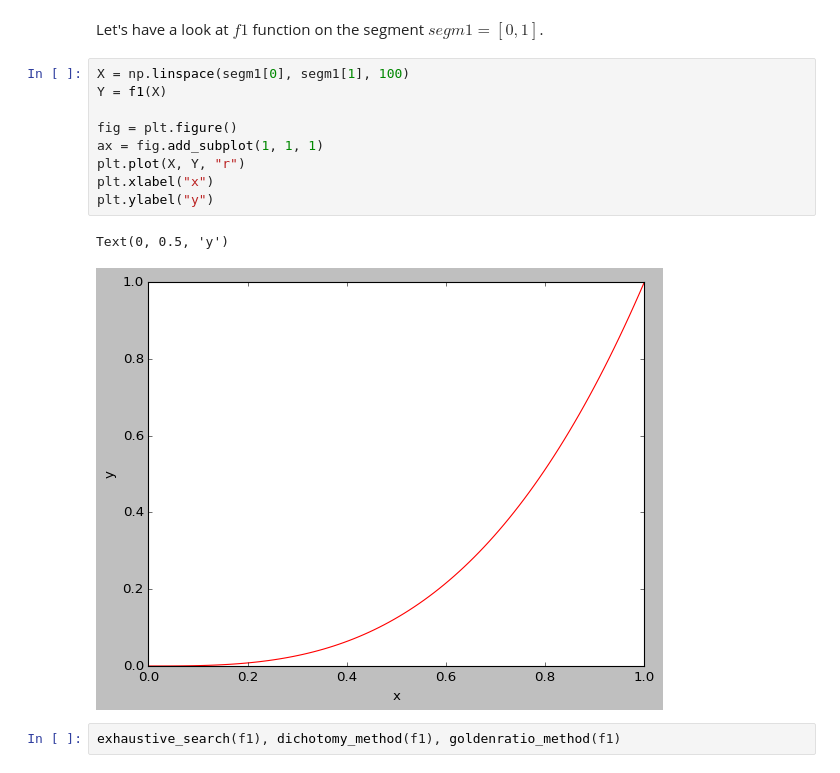
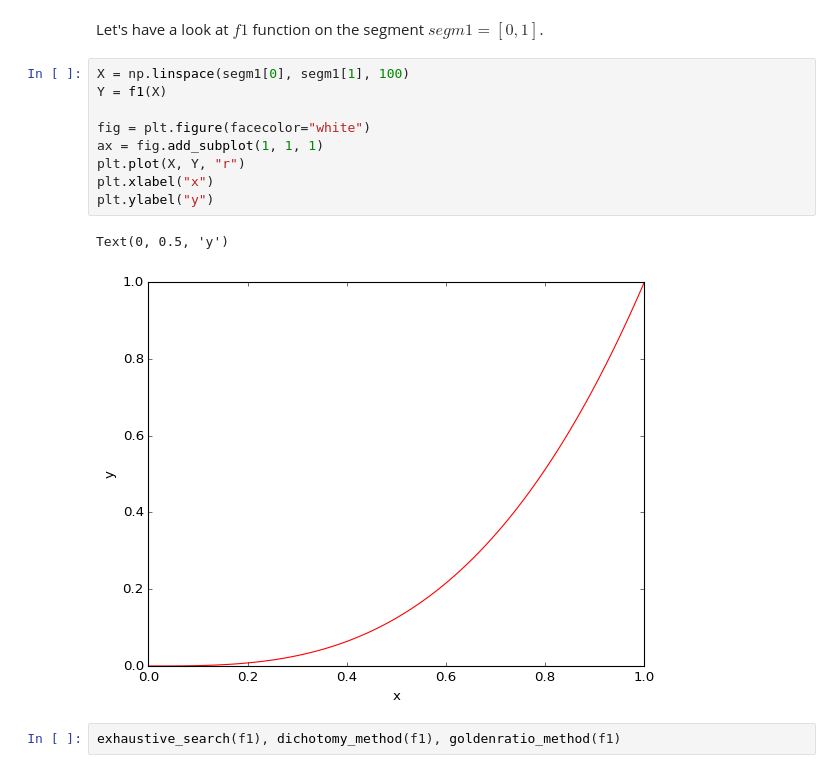
Before and after one commit to dmitry-grigorev/AlgoAnalysisDevelopment, a Jupyter notebook: Task2/Task2notebook.ipynb, the cells around one changed output. Cells and saved outputs as stored; diff of their text form.

```diff
--- a/Task2/Task2notebook.ipynb
+++ b/Task2/Task2notebook.ipynb
@@ -22,15 +22,15 @@ Let's have a look at $f1$ function on the segment $segm1 = [0, 1]$.
 # %%
 X = np.linspace(segm1[0], segm1[1], 100)
 Y = f1(X)
 
-fig = plt.figure()
+fig = plt.figure(facecolor="white")
 ax = fig.add_subplot(1, 1, 1)
 plt.plot(X, Y, "r")
 plt.xlabel("x")
 plt.ylabel("y")
 # %% [output]
 Text(0, 0.5, 'y')
-[figure, old version]
+[figure, new version]
 # %%
 exhaustive_search(f1), dichotomy_method(f1), goldenratio_method(f1)
 # %% [output]
```
Also changed, not shown: parts of 5 cells of this notebook.
